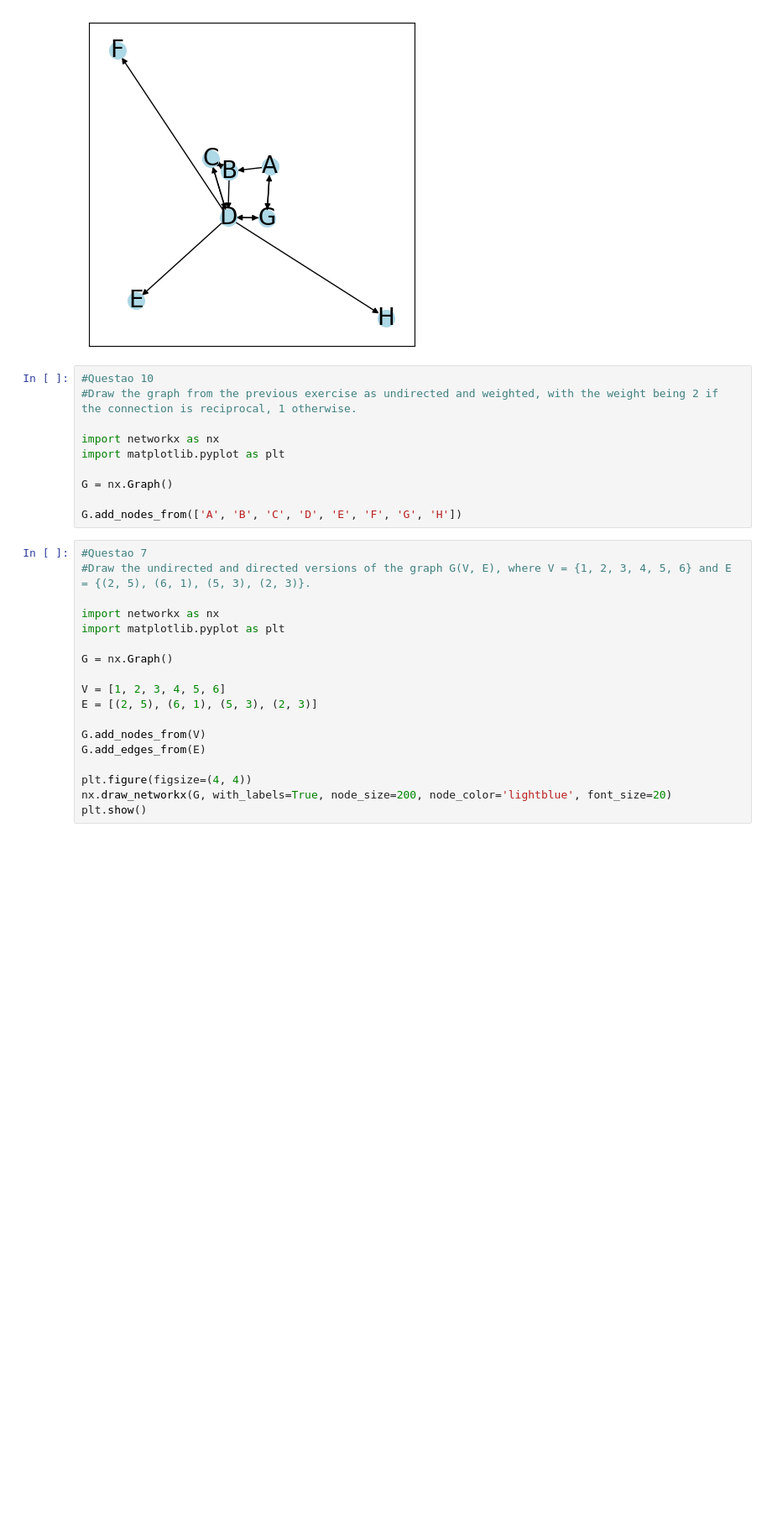
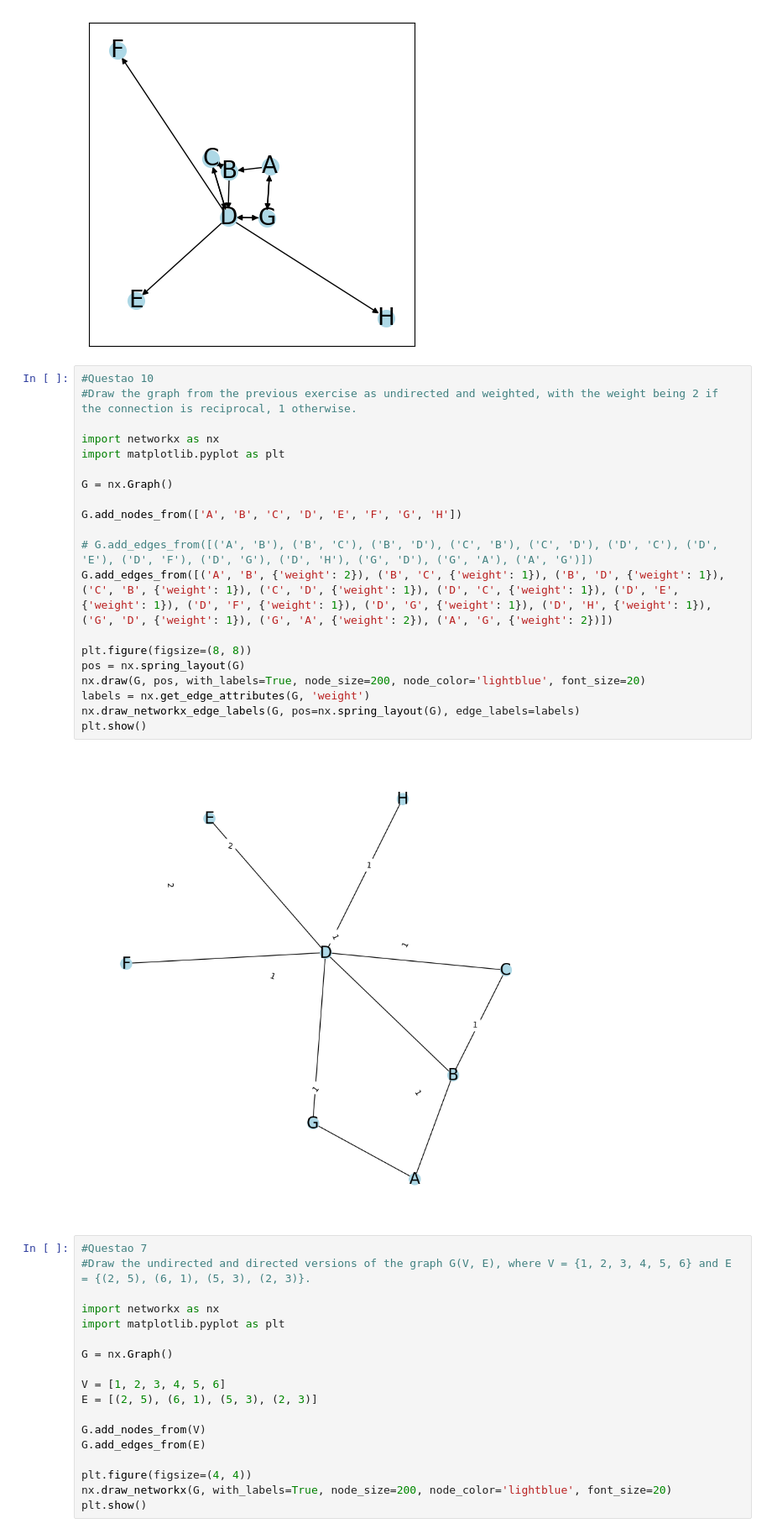
Before and after one commit to ZariTen/network_analysis, a Jupyter notebook: answers/atv_01/notebook_01.ipynb, the cells around one changed output. Shown at 84% size. Drawn from its saved outputs; the diff is of its cells as text; blank space fills up the shorter version.

```diff
--- a/answers/atv_01/notebook_01.ipynb
+++ b/answers/atv_01/notebook_01.ipynb
@@ -21,16 +21,28 @@ nx.draw_networkx(G, with_labels=True, node_size=200, node_color='lightblue', fon
 plt.show()
 # %% [output]
 [figure]
-# %%
-#Questao 10
-#Draw the graph from the previous exercise as undirected and weighted, with the weight being 2 if the connection is reciprocal, 1 otherwise.
-
-import networkx as nx
-import matplotlib.pyplot as plt
-
-G = nx.Graph()
-
-G.add_nodes_from(['A', 'B', 'C', 'D', 'E', 'F', 'G', 'H'])
+# %%
+#Questao 10
+#Draw the graph from the previous exercise as undirected and weighted, with the weight being 2 if the connection is reciprocal, 1 otherwise.
+
+import networkx as nx
+import matplotlib.pyplot as plt
+
+G = nx.Graph()
+
+G.add_nodes_from(['A', 'B', 'C', 'D', 'E', 'F', 'G', 'H'])
+
+# G.add_edges_from([('A', 'B'), ('B', 'C'), ('B', 'D'), ('C', 'B'), ('C', 'D'), ('D', 'C'), ('D', 'E'), ('D', 'F'), ('D', 'G'), ('D', 'H'), ('G', 'D'), ('G', 'A'), ('A', 'G')])
+G.add_edges_from([('A', 'B', {'weight': 2}), ('B', 'C', {'weight': 1}), ('B', 'D', {'weight': 1}), ('C', 'B', {'weight': 1}), ('C', 'D', {'weight': 1}), ('D', 'C', {'weight': 1}), ('D', 'E', {'weight': 1}), ('D', 'F', {'weight': 1}), ('D', 'G', {'weight': 1}), ('D', 'H', {'weight': 1}), ('G', 'D', {'weight': 1}), ('G', 'A', {'weight': 2}), ('A', 'G', {'weight': 2})])
+
+plt.figure(figsize=(8, 8))
+pos = nx.spring_layout(G)
+nx.draw(G, pos, with_labels=True, node_size=200, node_color='lightblue', font_size=20)
+labels = nx.get_edge_attributes(G, 'weight')
+nx.draw_networkx_edge_labels(G, pos=nx.spring_layout(G), edge_labels=labels)
+plt.show()
+# %% [output]
+[figure, added]
 # %%
 #Questao 7
 #Draw the undirected and directed versions of the graph G(V, E), where V = {1, 2, 3, 4, 5, 6} and E = {(2, 5), (6, 1), (5, 3), (2, 3)}.
```
